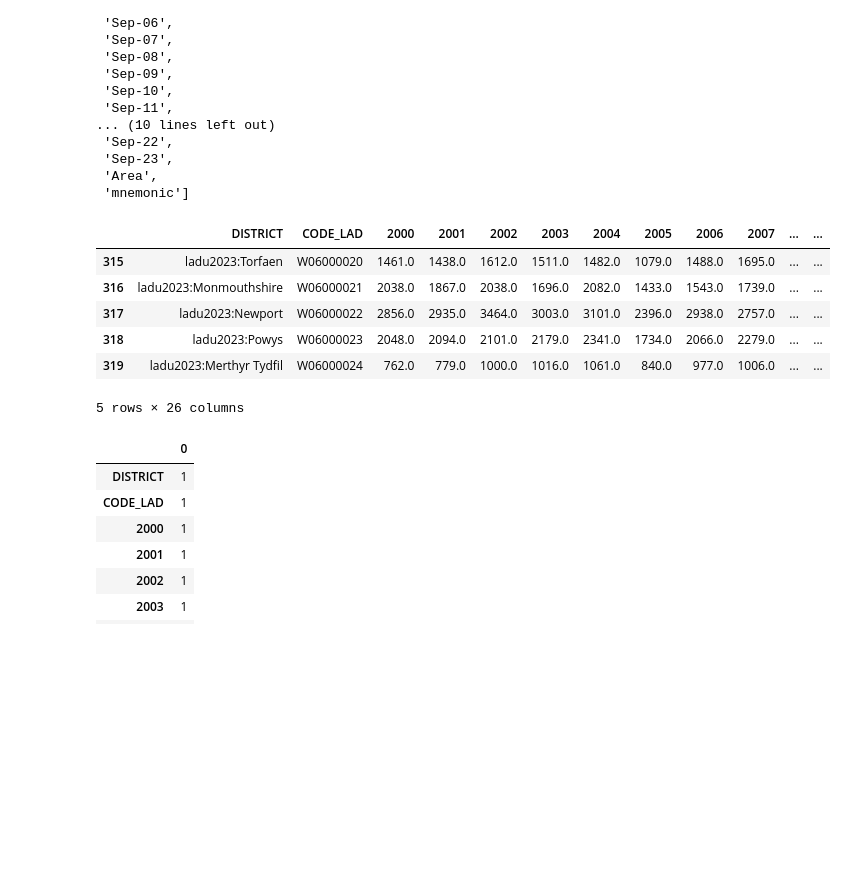
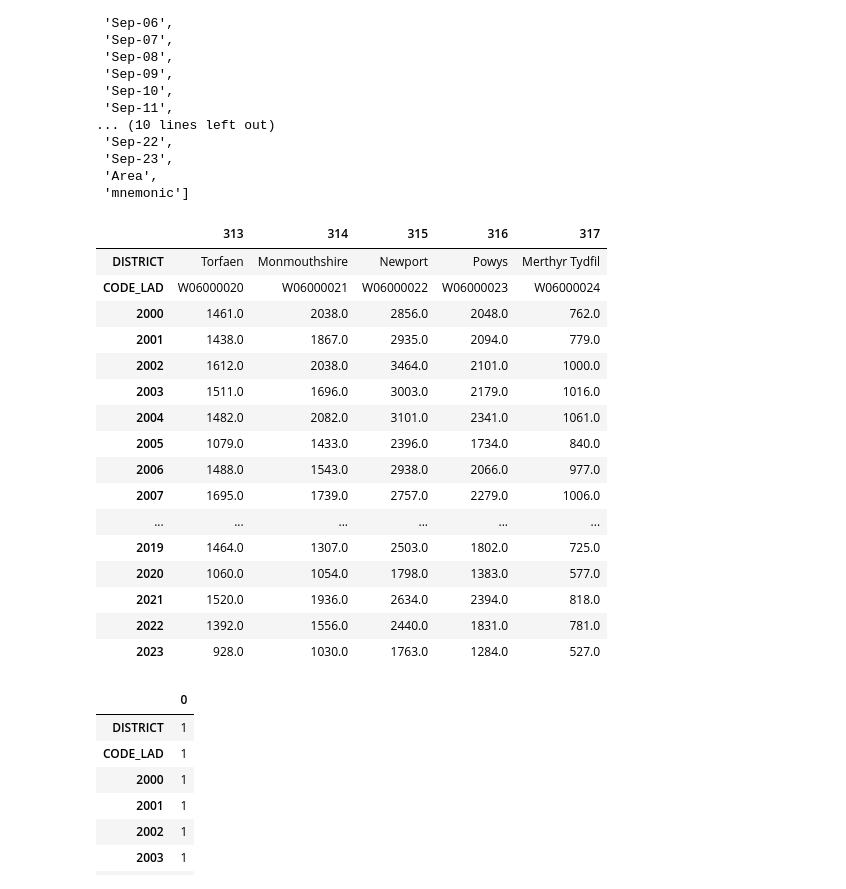
Before and after one commit to ClaudiaTurner/GEOG5990M, a Jupyter notebook: Final_Project_Python_GEOG5990M.ipynb, the cells around one changed output. Saved outputs shown, nothing was run; the diff lists cells and outputs as text; code cells hidden in the pictures; blank space fills up the shorter version.

```diff
--- a/Final_Project_Python_GEOG5990M.ipynb
+++ b/Final_Project_Python_GEOG5990M.ipynb
@@ -98,35 +100,44 @@ Sales_England.columns.tolist()   # .tolist() converts the column index into a re
 # %%
 # RENAME COLUMNS
 
 #To further clean and enhance the data, I'll rename and reorder the columns.
 # I'll also change the date format from 'Sep-13' to '2013' for all years to improve readability. # To update the file, I can use either 'Sales_England =' or set 'inplace=True'.
 
 Sales_England = Sales_England.rename(columns={
   'Sep-00':'2000','Sep-01':'2001', 'Sep-02':'2002', 'Sep-03':'2003', 'Sep-04':'2004',
     'Sep-05':'2005', 'Sep-06':'2006', 'Sep-07':'2007', 'Sep-08':'2008', 'Sep-09':'2009',
     'Sep-10':'2010', 'Sep-11':'2011', 'Sep-12':'2012','Sep-13': '2013', 'Sep-14': '2014', 'Sep-15': '2015', 'Sep-16': '2016', 'Sep-17': '2017',
     'Sep-18': '2018','Sep-19': '2019','Sep-20': '2020','Sep-21': '2021','Sep-22': '2022','Sep-23': '2023','Area': 'DISTRICT','mnemonic': 'CODE_LAD'})
 
 #REORDER COLUMNS
 
 # 2. Reorder the columns so that the district name and code appear before the years.
 # After runing this code: 'Sales_England = Sales_England[['DISTRICT', 'CODE_LAD'] + [str(y) for y in range(2000, 2023)]]', year 2023 disappeared
 ## Thus I asked Copilot (ADD VERSION): 'After introducing the code, year 2023 is not visible, why?'
 ## Copilot:  in Python, range(...) excludes the end value, so 2023 is not included.
 
 Sales_England = Sales_England[['DISTRICT', 'CODE_LAD'] + [str(y) for y in range(2000, 2024)]]
 
-
-# Check the last 5 rows to confirm changes.
-Sales_England.tail()
+# Verify final column names and order; .T transposes the DataFrame to display columns vertically for easier viewing.
+Sales_England.tail().T
 # %% [output]
-|  | DISTRICT | CODE_LAD | 2000 | 2001 | 2002 | 2003 | 2004 | 2005 | 2006 | 2007 | ... | ... |
-| 315 | ladu2023:Torfaen | W06000020 | 1461.0 | 1438.0 | 1612.0 | 1511.0 | 1482.0 | 1079.0 | 1488.0 | 1695.0 | ... | ... |
-| 316 | ladu2023:Monmouthshire | W06000021 | 2038.0 | 1867.0 | 2038.0 | 1696.0 | 2082.0 | 1433.0 | 1543.0 | 1739.0 | ... | ... |
-| 317 | ladu2023:Newport | W06000022 | 2856.0 | 2935.0 | 3464.0 | 3003.0 | 3101.0 | 2396.0 | 2938.0 | 2757.0 | ... | ... |
-| 318 | ladu2023:Powys | W06000023 | 2048.0 | 2094.0 | 2101.0 | 2179.0 | 2341.0 | 1734.0 | 2066.0 | 2279.0 | ... | ... |
-| 319 | ladu2023:Merthyr Tydfil | W06000024 | 762.0 | 779.0 | 1000.0 | 1016.0 | 1061.0 | 840.0 | 977.0 | 1006.0 | ... | ... |
+|  | 313 | 314 | 315 | 316 | 317 |
+| DISTRICT | Torfaen | Monmouthshire | Newport | Powys | Merthyr Tydfil |
+| CODE_LAD | W06000020 | W06000021 | W06000022 | W06000023 | W06000024 |
+| 2000 | 1461.0 | 2038.0 | 2856.0 | 2048.0 | 762.0 |
+| 2001 | 1438.0 | 1867.0 | 2935.0 | 2094.0 | 779.0 |
+| 2002 | 1612.0 | 2038.0 | 3464.0 | 2101.0 | 1000.0 |
+| 2003 | 1511.0 | 1696.0 | 3003.0 | 2179.0 | 1016.0 |
+| 2004 | 1482.0 | 2082.0 | 3101.0 | 2341.0 | 1061.0 |
+| 2005 | 1079.0 | 1433.0 | 2396.0 | 1734.0 | 840.0 |
+| 2006 | 1488.0 | 1543.0 | 2938.0 | 2066.0 | 977.0 |
+| 2007 | 1695.0 | 1739.0 | 2757.0 | 2279.0 | 1006.0 |
+| ... | ... | ... | ... | ... | ... |
+| 2019 | 1464.0 | 1307.0 | 2503.0 | 1802.0 | 725.0 |
+| 2020 | 1060.0 | 1054.0 | 1798.0 | 1383.0 | 577.0 |
+| 2021 | 1520.0 | 1936.0 | 2634.0 | 2394.0 | 818.0 |
+| 2022 | 1392.0 | 1556.0 | 2440.0 | 1831.0 | 781.0 |
+| 2023 | 928.0 | 1030.0 | 1763.0 | 1284.0 | 527.0 |
-5 rows × 26 columns
 # %%
 # Search for null values and delete them to enhance clarity
 
```
Also changed, not shown: parts of 12 cells of this notebook.
